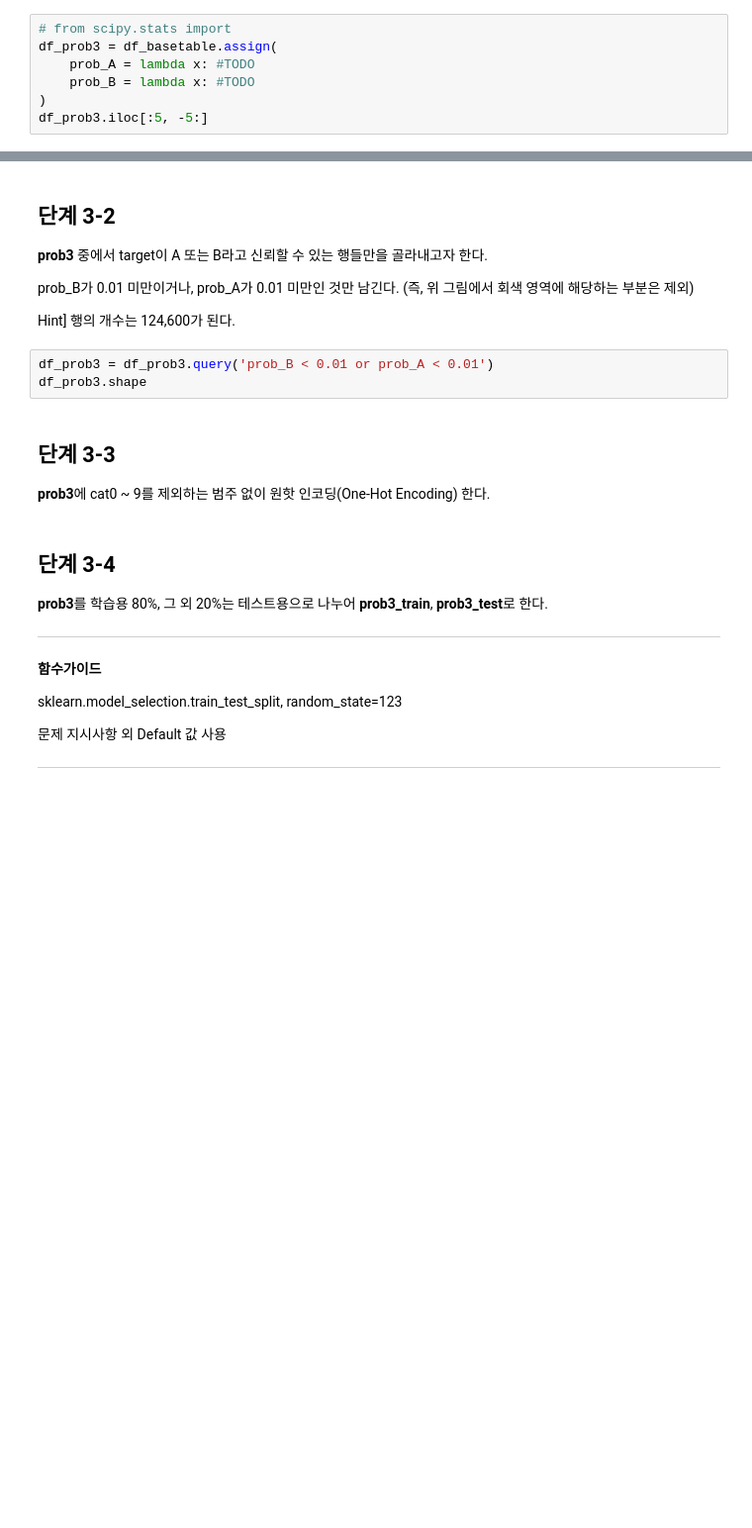
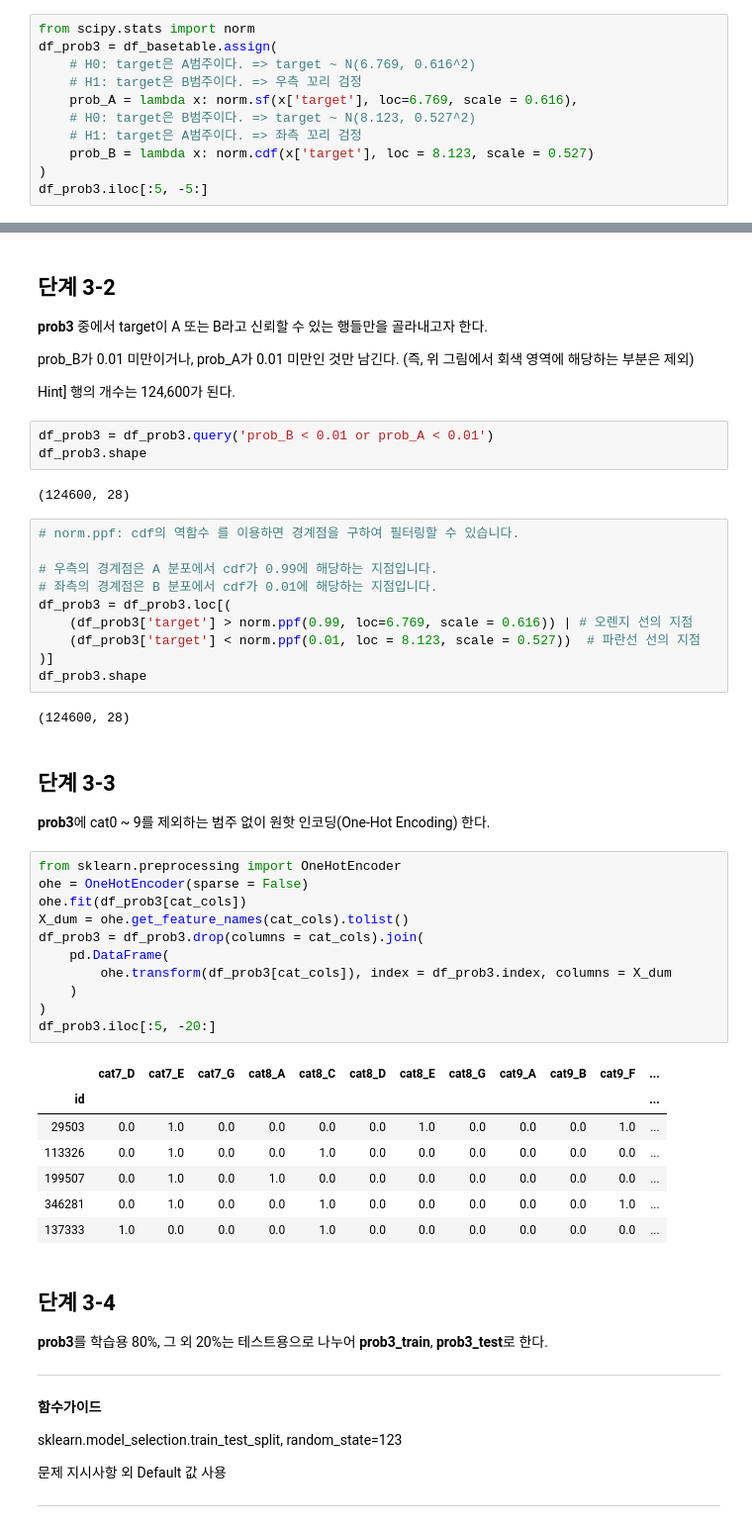
Before and after one commit to sunkusun9/DS_lv3_2605, a Jupyter notebook: sec_ds_lv3_prob2_prob.ipynb, the cells around one changed output, grey strips where cells are left out. Shown at 99% size. Saved outputs shown, nothing was run; the diff lists cells and outputs as text; blank space fills up the shorter version.

```diff
--- a/sec_ds_lv3_prob2_prob.ipynb
+++ b/sec_ds_lv3_prob2_prob.ipynb
@@ -1051,9 +1073,13 @@ scipy.stats 제공 기능 활용
 
 ---
 # %%
-# from scipy.stats import
+from scipy.stats import norm
 df_prob3 = df_basetable.assign(
-    prob_A = lambda x: #TODO
-    prob_B = lambda x: #TODO
+    # H0: target은 A범주이다. => target ~ N(6.769, 0.616^2)
+    # H1: target은 B범주이다. => 우측 꼬리 검정
+    prob_A = lambda x: norm.sf(x['target'], loc=6.769, scale = 0.616),
+    # H0: target은 B범주이다. => target ~ N(8.123, 0.527^2)
+    # H1: target은 A범주이다. => 좌측 꼬리 검정
+    prob_B = lambda x: norm.cdf(x['target'], loc = 8.123, scale = 0.527)
 )
 df_prob3.iloc[:5, -5:]
@@ -1068,10 +1102,43 @@ Hint] 행의 개수는 124,600가 된다.
 # %%
 df_prob3 = df_prob3.query('prob_B < 0.01 or prob_A < 0.01')
 df_prob3.shape
+# %% [output]
+(124600, 28)
+# %%
+# norm.ppf: cdf의 역함수 를 이용하면 경계점을 구하여 필터링할 수 있습니다.
+
+# 우측의 경계점은 A 분포에서 cdf가 0.99에 해당하는 지점입니다.
+# 좌측의 경계점은 B 분포에서 cdf가 0.01에 해당하는 지점입니다.
+df_prob3 = df_prob3.loc[(
+    (df_prob3['target'] > norm.ppf(0.99, loc=6.769, scale = 0.616)) | # 오렌지 선의 지점
+    (df_prob3['target'] < norm.ppf(0.01, loc = 8.123, scale = 0.527))  # 파란선 선의 지점
+)]
+df_prob3.shape
+# %% [output]
+(124600, 28)
 # %% [markdown]
 ## 단계 3-3
 
 **prob3**에 cat0 ~ 9를 제외하는 범주 없이 원핫 인코딩(One-Hot Encoding) 한다.
+# %%
+from sklearn.preprocessing import OneHotEncoder
+ohe = OneHotEncoder(sparse = False)
+ohe.fit(df_prob3[cat_cols])
+X_dum = ohe.get_feature_names(cat_cols).tolist()
+df_prob3 = df_prob3.drop(columns = cat_cols).join(
+    pd.DataFrame(
+        ohe.transform(df_prob3[cat_cols]), index = df_prob3.index, columns = X_dum
+    )
+)
+df_prob3.iloc[:5, -20:]
+# %% [output]
+|  | cat7_D | cat7_E | cat7_G | cat8_A | cat8_C | cat8_D | cat8_E | cat8_G | cat9_A | cat9_B | cat9_F | ... |
+| id |  |  |  |  |  |  |  |  |  |  |  | ... |
+| 29503 | 0.0 | 1.0 | 0.0 | 0.0 | 0.0 | 0.0 | 1.0 | 0.0 | 0.0 | 0.0 | 1.0 | ... |
+| 113326 | 0.0 | 1.0 | 0.0 | 0.0 | 1.0 | 0.0 | 0.0 | 0.0 | 0.0 | 0.0 | 0.0 | ... |
+| 199507 | 0.0 | 1.0 | 0.0 | 1.0 | 0.0 | 0.0 | 0.0 | 0.0 | 0.0 | 0.0 | 0.0 | ... |
+| 346281 | 0.0 | 1.0 | 0.0 | 0.0 | 1.0 | 0.0 | 0.0 | 0.0 | 0.0 | 0.0 | 1.0 | ... |
+| 137333 | 1.0 | 0.0 | 0.0 | 0.0 | 1.0 | 0.0 | 0.0 | 0.0 | 0.0 | 0.0 | 0.0 | ... |
 # %% [markdown]
 ## 단계 3-4
 
```
Also changed, not shown: parts of 108 cells of this notebook.
